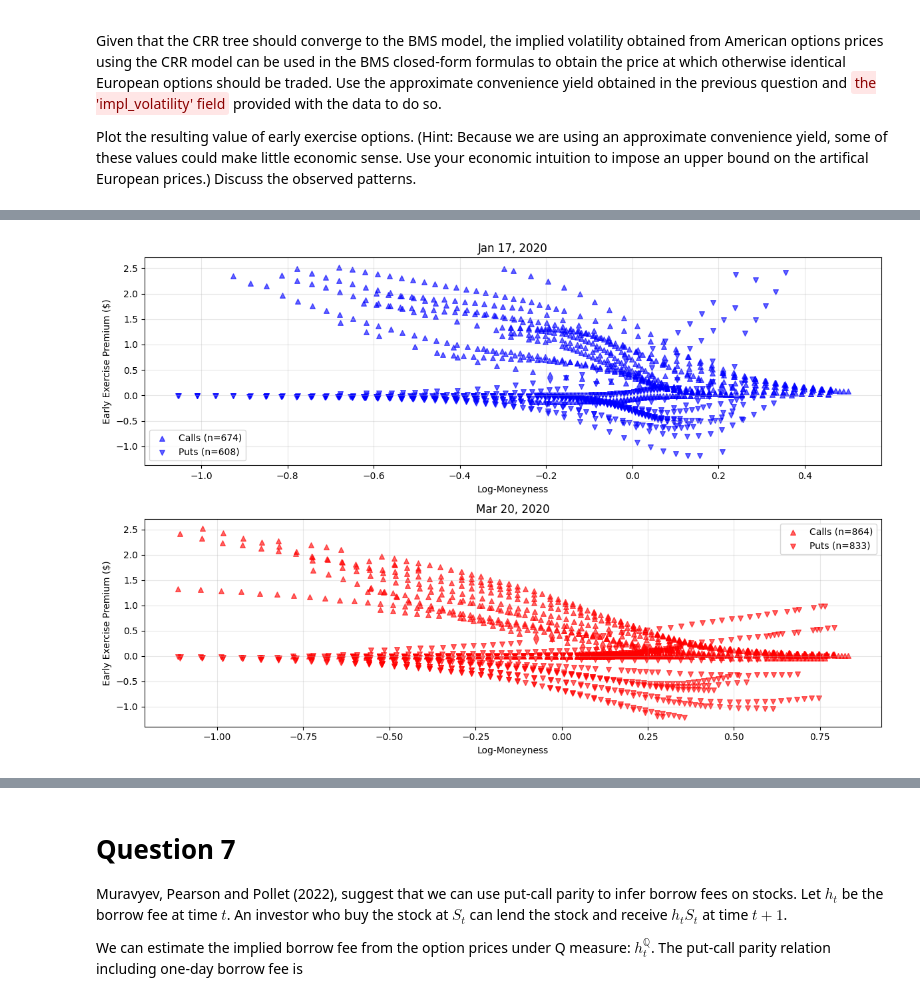
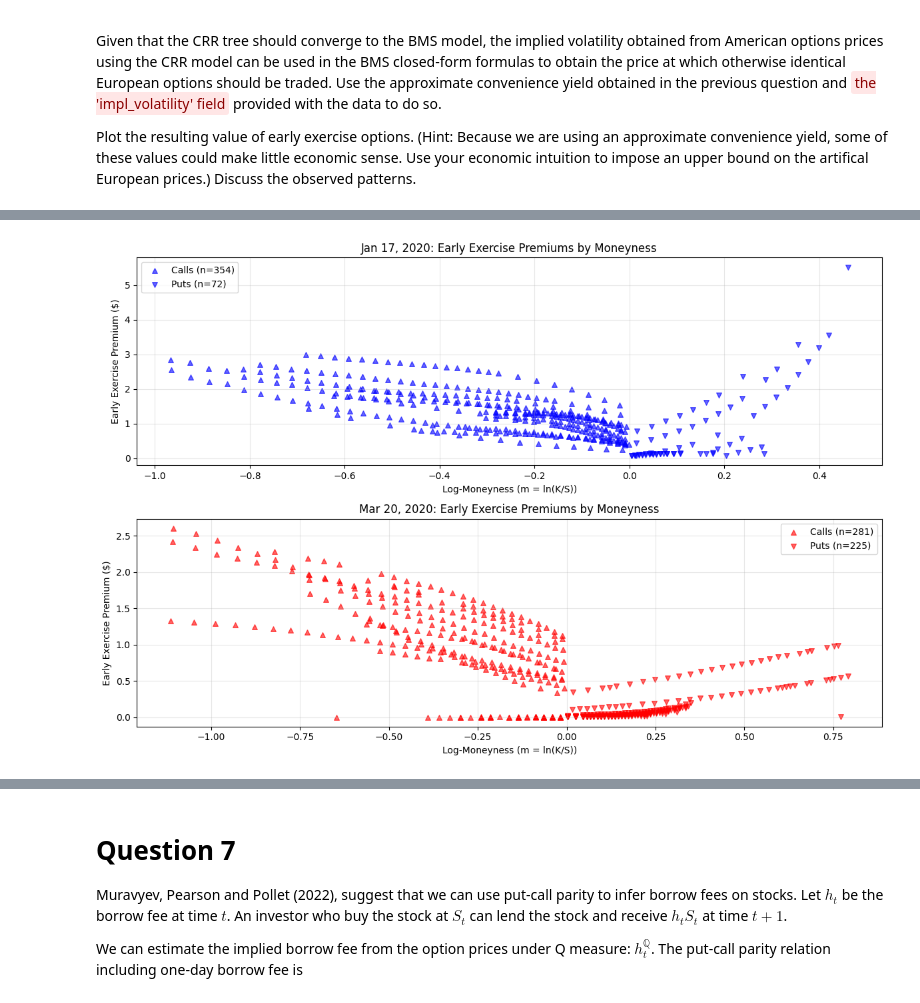
Before and after one commit to Logangeff/Derivatives-TP1, a Jupyter notebook: 202510-assignment1-en.ipynb, the cells around one changed output, grey strips where cells are left out. Drawn from its saved outputs; the diff is of its cells as text; code cells hidden in the pictures.

```diff
--- a/202510-assignment1-en.ipynb
+++ b/202510-assignment1-en.ipynb
@@ -1089,6 +1089,38 @@ q6 = q6[(q6['early_exercise_premium'] > q6['early_exercise_premium'].quantile(0.
 print(f"Options analyzed: {len(q6)}")
 
 ################
+## Q6: Early Exercise Premium & Filtering ##
+################
+
+# Calculate intrinsic values for upper bound
+options['intrinsic_call'] = np.maximum(options['stock_exdiv'] - options['strike'], 0)
+options['intrinsic_put'] = np.maximum(options['strike'] - options['stock_exdiv'], 0)
+
+# Before filtering
+initial_count = len(options.dropna(subset=['european_price']))
+
+# Apply economic bounds: 0 <= Premium <= Intrinsic Value
+q6 = options.dropna(subset=['european_price']).copy()
+q6 = q6[(q6['early_exercise_premium'] >= 0) &
+        (q6['early_exercise_premium'] <= np.where(q6['cp_flag'] == 'C', q6['intrinsic_call'], q6['intrinsic_put']))]
+
+filtered_count = len(q6)
+filter_pct = (1 - filtered_count / initial_count) * 100
+
+print(f"Q6: Early Exercise Premium Analysis")
+print(f"{'='*70}")
+print(f"Initial options with European prices: {initial_count}")
+print(f"After economic bounds filter:        {filtered_count}")
+print(f"Options removed:                     {initial_count - filtered_count} ({filter_pct:.1f}%)")
+print(f"  (Removed due to negative premiums or dividend yield approximation errors)")
+print(f"\nPremium statistics (all data):")
+print(f"  Min:  ${q6['early_exercise_premium'].min():.4f}")
+print(f"  25th percentile: ${q6['early_exercise_premium'].quantile(0.25):.4f}")
+print(f"  Median: ${q6['early_exercise_premium'].quantile(0.50):.4f}")
+print(f"  75th percentile: ${q6['early_exercise_premium'].quantile(0.75):.4f}")
+print(f"  Max:  ${q6['early_exercise_premium'].max():.4f}")
+
+################
 ## Q6: Plot Early Exercise Premium ##
 ################
 fig, axes = plt.subplots(2, 1, figsize=(12, 8))
@@ -1104,9 +1136,9 @@ for idx, (date, color, title) in enumerate([(dt.date(2020, 1, 17), 'blue', 'Jan
     axes[idx].scatter(puts['log_moneyness'], puts['early_exercise_premium'],
                      c=color, marker='v', alpha=0.6, s=30, label=f'Puts (n={len(puts)})')
 
-    axes[idx].set_xlabel('Log-Moneyness')
+    axes[idx].set_xlabel('Log-Moneyness (m = ln(K/S))')
     axes[idx].set_ylabel('Early Exercise Premium ($)')
-    axes[idx].set_title(f'{title}')
+    axes[idx].set_title(f'{title}: Early Exercise Premiums by Moneyness')
     axes[idx].legend()
     axes[idx].grid(True, alpha=0.3)
 
@@ -1114,18 +1146,34 @@ plt.tight_layout()
 plt.show()
 
 ################
-## Q6: Statistics ##
+## Q6: Detailed Statistics ##
 ################
-for date, title in [(dt.date(2020, 1, 17), 'Jan 17, 2020'),
-                    (dt.date(2020, 3, 20), 'Mar 20, 2020')]:
+print(f"\n{'='*70}")
+print("EARLY EXERCISE PREMIUM ANALYSIS BY DATE")
+print(f"{'='*70}")
+
+for date, title in [(dt.date(2020, 1, 17), 'Jan 17, 2020 (Pre-COVID)'),
+                    (dt.date(2020, 3, 20), 'Mar 20, 2020 (COVID Crisis)')]:
     date_data = q6[q6['date'] == date]
     calls = date_data[date_data['cp_flag'] == 'C']
     puts = date_data[date_data['cp_flag'] == 'P']
 
     print(f"\n{title}:")
-    print(f"  Calls (n={len(calls)}): Mean premium = ${calls['early_exercise_premium'].mean():.4f}")
-    print(f"  Puts (n={len(puts)}):  Mean premium = ${puts['early_exercise_premium'].mean():.4f}")
-    print(f"  All: Mean = ${date_data['early_exercise_premium'].mean():.4f}, " +
-          f"Std = ${date_data['early_exercise_premium'].std():.4f}")
+    print(f"  Sample sizes: {len(calls)} calls, {len(puts)} puts")
+    print(f"\n  Call Premiums:")
+    print(f"    Mean: ${calls['early_exercise_premium'].mean():.4f}")
+    print(f"    Std:  ${calls['early_exercise_premium'].std():.4f}")
+    print(f"    Range: ${calls['early_exercise_premium'].min():.4f} - ${calls['early_exercise_premium'].max():.4f}")
+    print(f"    % of call price: {(calls['early_exercise_premium'] / ((calls['best_bid'] + calls['best_offer'])/2)).mean()*100:.2f}%")
+
+    print(f"\n  Put Premiums:")
+    print(f"    Mean: ${puts['early_exercise_premium'].mean():.4f}")
+    print(f"    Std:  ${puts['early_exercise_premium'].std():.4f}")
+    print(f"    Range: ${puts['early_exercise_premium'].min():.4f} - ${puts['early_exercise_premium'].max():.4f}")
+    print(f"    % of put price: {(puts['early_exercise_premium'] / ((puts['best_bid'] + puts['best_offer'])/2)).mean()*100:.2f}%")
+
+    print(f"\n  Combined:")
+    print(f"    Overall mean premium: ${date_data['early_exercise_premium'].mean():.4f}")
+    print(f"    Put-to-Call premium ratio: {puts['early_exercise_premium'].mean() / calls['early_exercise_premium'].mean():.1f}×")
 # %% [output]
 Options analyzed: 2979
@@ -1132 +1193 @@ Options analyzed: 2979
-[figure, old version]
+[figure, new version]
```
Also changed, not shown: parts of 4 cells of this notebook, 2 other files.
